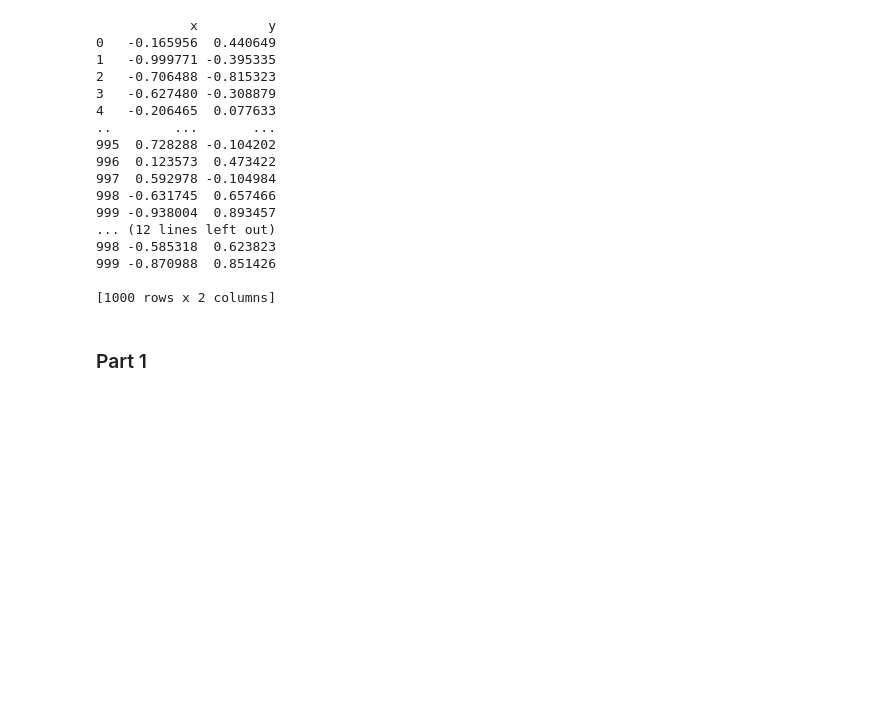
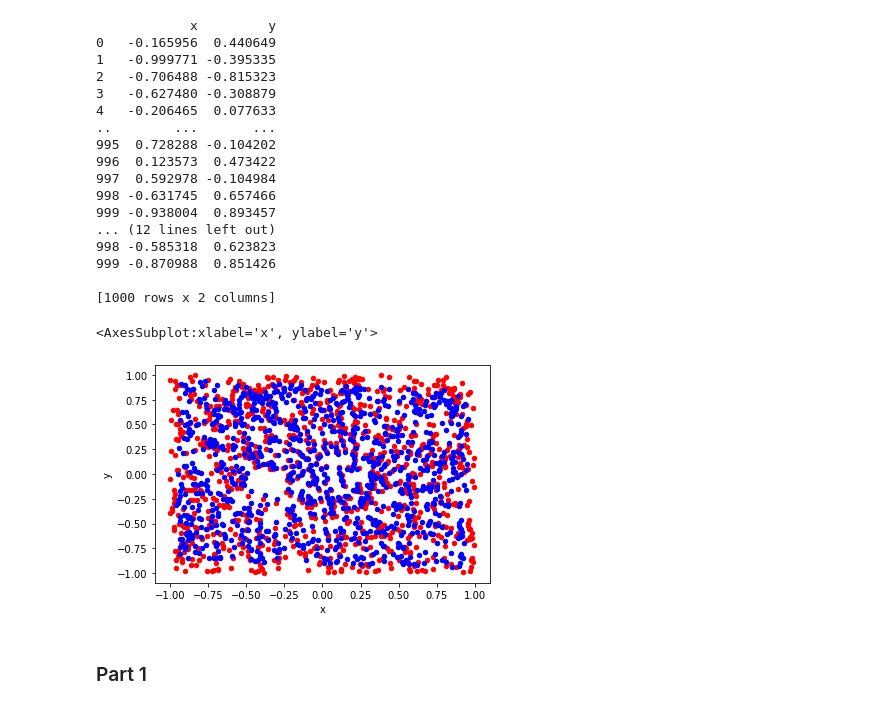
Before and after one commit to sonmikrafft-uni-MLCMS/ex5, a Jupyter notebook: task_2.ipynb, the cells around one changed output. Saved outputs shown, nothing was run; the diff lists cells and outputs as text; code cells hidden in the pictures; blank space fills up the shorter version.

```diff
--- a/task_2.ipynb
+++ b/task_2.ipynb
@@ -36,6 +38,13 @@ print(x_1)
 999 -0.870988  0.851426
 
 [1000 rows x 2 columns]
+# %%
+ax = x_0.plot(kind = 'scatter', x = 'x', y = 'y', color='r')
+
+x_1.plot(kind = 'scatter', x = 'x', y = 'y', color='b', ax=ax)
+# %% [output]
+<AxesSubplot:xlabel='x', ylabel='y'>
+[figure, added]
 # %% [markdown]
 ### Part 1
 # %%
```
Also changed, not shown: parts of 15 cells of this notebook.
